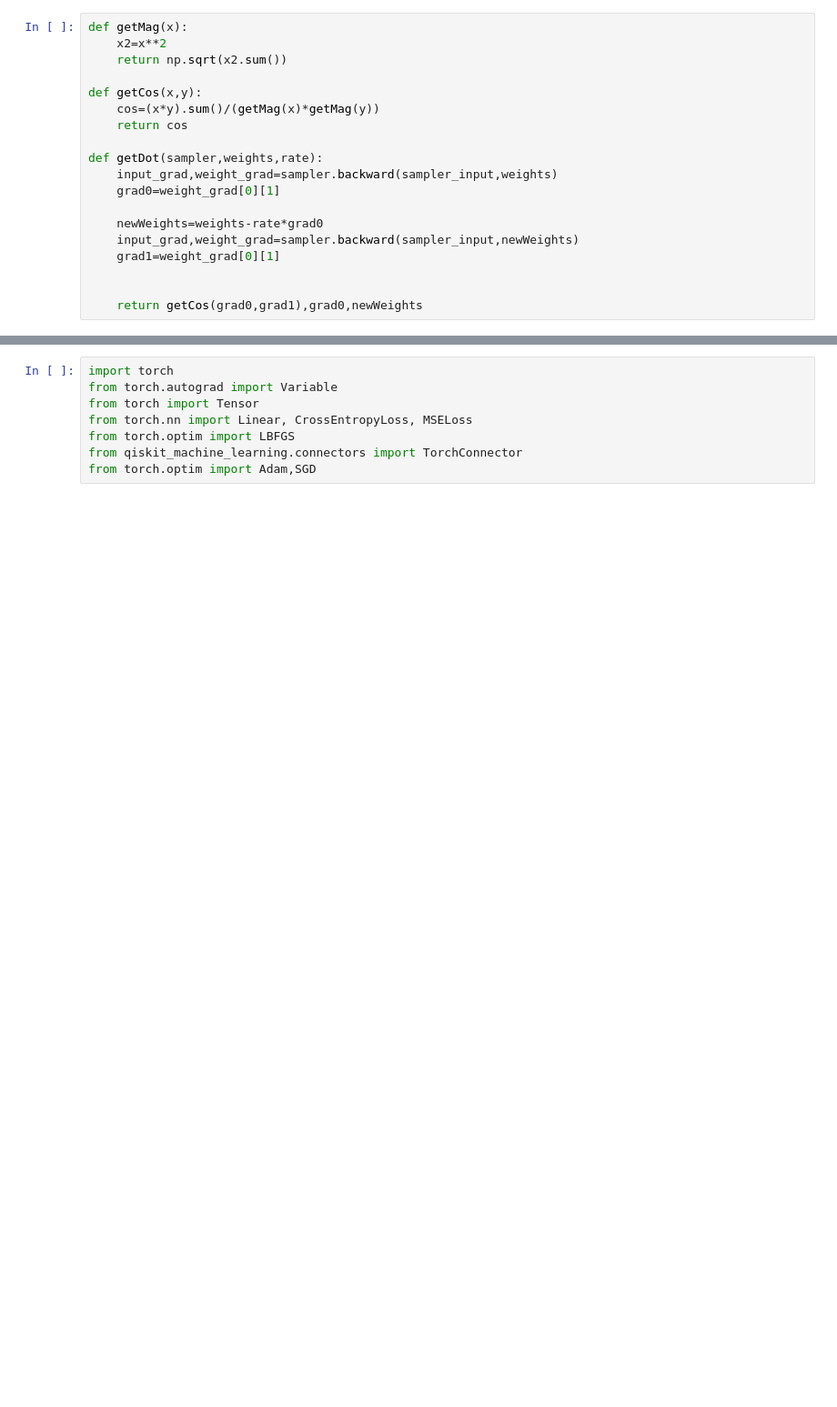
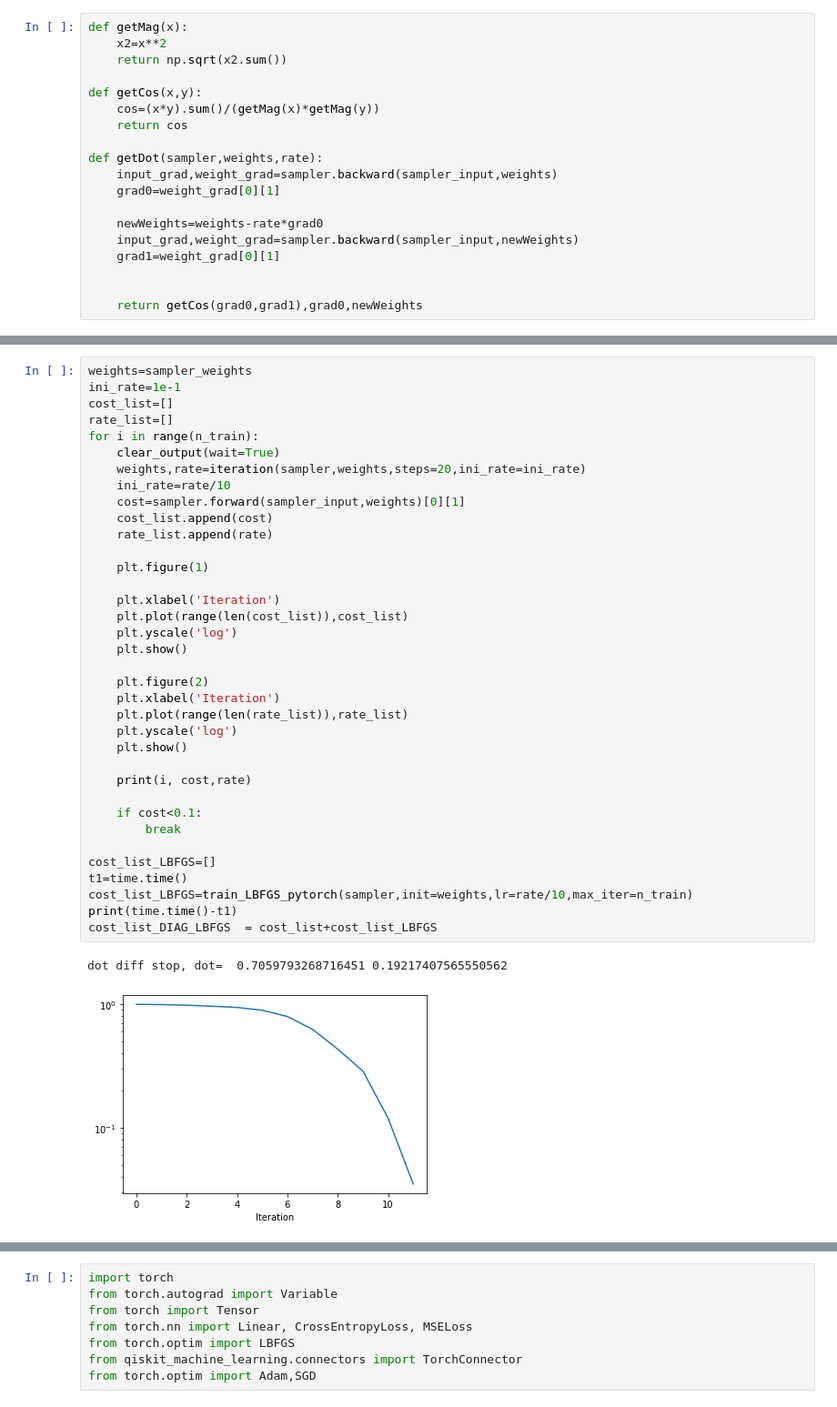
Before and after one commit to Zhelun-Li/GradientStudies, a Jupyter notebook: DIAG_unitaryCompiling.ipynb, the cells around one changed output, grey strips where cells are left out. Shown at 91% size. Saved outputs shown, nothing was run; the diff lists cells and outputs as text; blank space fills up the shorter version.

```diff
--- a/DIAG_unitaryCompiling.ipynb
+++ b/DIAG_unitaryCompiling.ipynb
@@ -243,0 +298,39 @@ plt.plot(range(len(rate_list)),rate_list)
+# %%
+weights=sampler_weights
+ini_rate=1e-1
+cost_list=[]
+rate_list=[]
+for i in range(n_train):
+    clear_output(wait=True)
+    weights,rate=iteration(sampler,weights,steps=20,ini_rate=ini_rate)
+    ini_rate=rate/10
+    cost=sampler.forward(sampler_input,weights)[0][1]
+    cost_list.append(cost)
+    rate_list.append(rate)
+
+    plt.figure(1)
+
+    plt.xlabel('Iteration')
+    plt.plot(range(len(cost_list)),cost_list)
+    plt.yscale('log')
+    plt.show()
+
+    plt.figure(2)
+    plt.xlabel('Iteration')
+    plt.plot(range(len(rate_list)),rate_list)
+    plt.yscale('log')
+    plt.show()
+
+    print(i, cost,rate)
+
+    if cost<0.1:
+        break
+
+cost_list_LBFGS=[]
+t1=time.time()
+cost_list_LBFGS=train_LBFGS_pytorch(sampler,init=weights,lr=rate/10,max_iter=n_train)
+print(time.time()-t1)
+cost_list_DIAG_LBFGS  = cost_list+cost_list_LBFGS
+# %% [output]
+dot diff stop, dot=  0.7059793268716451 0.19217407565550562
+[figure, added]
```
Also changed, not shown: parts of 22 cells of this notebook, 1 other file.
